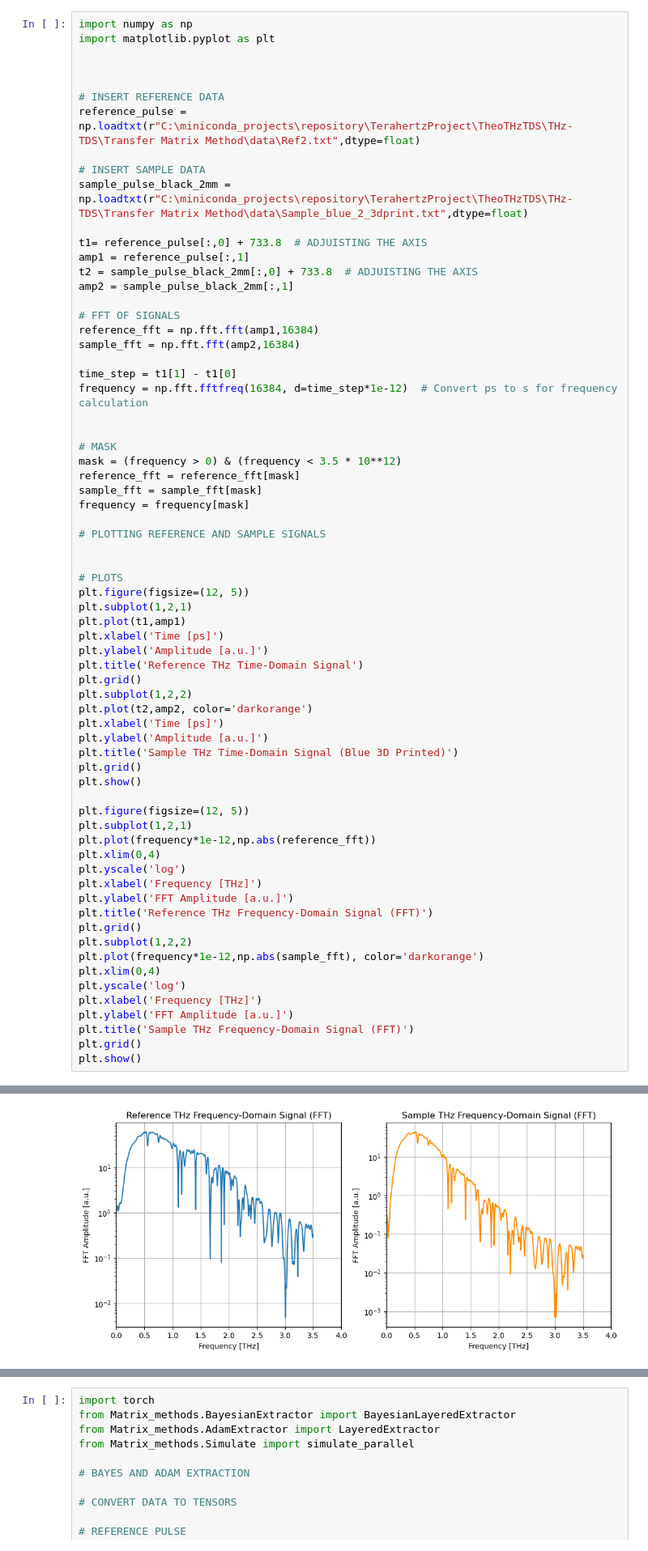
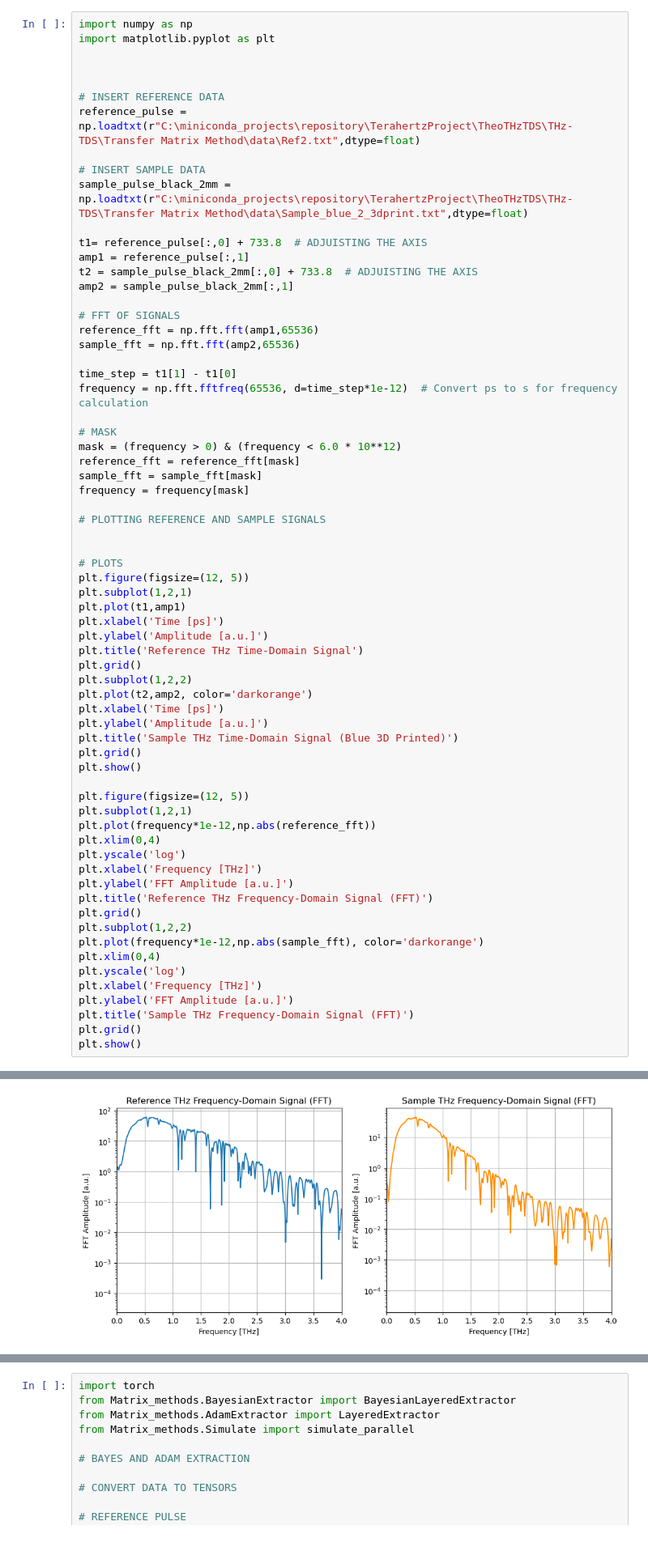
Before and after one commit to Loriginale2000/TerahertzProject, a Jupyter notebook: TheoTHzTDS/THz-TDS/Transfer Matrix Method/Test_Blue.ipynb, the cells around one changed output, grey strips where cells are left out. Shown at 81% size. Saved outputs shown, nothing was run; the diff lists cells and outputs as text.

```diff
--- a/TheoTHzTDS/THz-TDS/Transfer Matrix Method/Test_Blue.ipynb
+++ b/TheoTHzTDS/THz-TDS/Transfer Matrix Method/Test_Blue.ipynb
@@ -16,15 +16,14 @@ t2 = sample_pulse_black_2mm[:,0] + 733.8  # ADJUISTING THE AXIS
 amp2 = sample_pulse_black_2mm[:,1]
 
 # FFT OF SIGNALS
-reference_fft = np.fft.fft(amp1,16384)
-sample_fft = np.fft.fft(amp2,16384)
+reference_fft = np.fft.fft(amp1,65536)
+sample_fft = np.fft.fft(amp2,65536)
 
 time_step = t1[1] - t1[0]
-frequency = np.fft.fftfreq(16384, d=time_step*1e-12)  # Convert ps to s for frequency calculation
-
+frequency = np.fft.fftfreq(65536, d=time_step*1e-12)  # Convert ps to s for frequency calculation
 
 # MASK
-mask = (frequency > 0) & (frequency < 3.5 * 10**12)
+mask = (frequency > 0) & (frequency < 6.0 * 10**12)
 reference_fft = reference_fft[mask]
 sample_fft = sample_fft[mask]
 frequency = frequency[mask]
@@ -41,34 +40,34 @@ plt.ylabel('Amplitude [a.u.]')
 plt.title('Reference THz Time-Domain Signal')
 plt.grid()
 plt.subplot(1,2,2)
 plt.plot(t2,amp2, color='darkorange')
 plt.xlabel('Time [ps]')
 plt.ylabel('Amplitude [a.u.]')
 plt.title('Sample THz Time-Domain Signal (Blue 3D Printed)')
 plt.grid()
 plt.show()
 
 plt.figure(figsize=(12, 5))
 plt.subplot(1,2,1)
 plt.plot(frequency*1e-12,np.abs(reference_fft))
 plt.xlim(0,4)
 plt.yscale('log')
 plt.xlabel('Frequency [THz]')
 plt.ylabel('FFT Amplitude [a.u.]')
 plt.title('Reference THz Frequency-Domain Signal (FFT)')
 plt.grid()
 plt.subplot(1,2,2)
 plt.plot(frequency*1e-12,np.abs(sample_fft), color='darkorange')
 plt.xlim(0,4)
 plt.yscale('log')
 plt.xlabel('Frequency [THz]')
 plt.ylabel('FFT Amplitude [a.u.]')
 plt.title('Sample THz Frequency-Domain Signal (FFT)')
 plt.grid()
 plt.show()
 # %% [output]
 [figure]
-[figure, old version]
+[figure, new version]
 # %%
 # PHASE UNWRAPPING
 uwrapped_ref = np.unwrap(np.angle(reference_fft))
```
Also changed, not shown: parts of 5 cells of this notebook, 22 other files.
